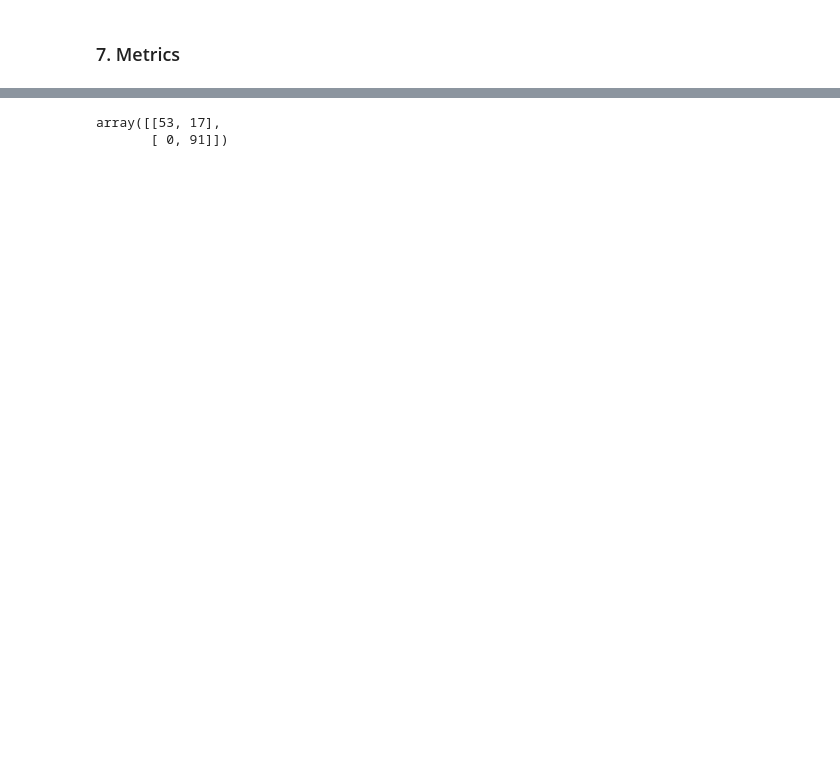
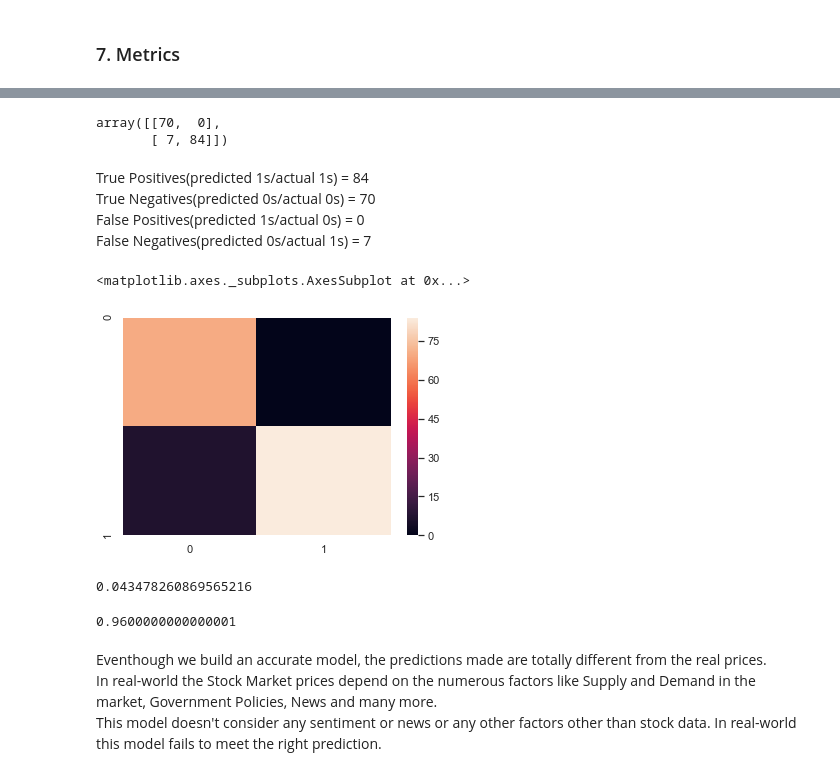
Before and after one commit to Krishna2709/StockMarketPrediction_WDSI, a Jupyter notebook: StockMarketPrediction_Task.ipynb, the cells around one changed output, grey strips where cells are left out. Saved outputs shown, nothing was run; the diff lists cells and outputs as text; code cells hidden in the pictures; blank space fills up the shorter version.

```diff
--- a/StockMarketPrediction_Task.ipynb
+++ b/StockMarketPrediction_Task.ipynb
@@ -296,2 +573,13 @@ The spikes in validation loss can be of many reasons...one of them might the irr
+# %%
+# Get test and train set predictions.
+# Predicting the train and test data by using the above model.
+train_prediction = classifier.predict(xtrain)
+test_prediction = classifier.predict(xtest)
+# Comparing the prediction accuracy of Train and Test helps to identify whether,
+# the model is either underfitting or overfitting.
+# Underfitting: Error due to bias i.e model doesn't do well on training set,
+# i.e the model did not extract the important features from train data.
+# Overfitting: Error due to variance i.e the model does well in training set but, not on test data,
+# i.e the model not only selected the important patterns, it selecte the non-prominent patterns too.
 # %% [markdown]
 ### 7. Metrics
@@ -298,20 +598,20 @@ The spikes in validation loss can be of many reasons...one of them might the irr
 # %%
-# Since we need a binary value either 0 or 1 we will convert the obtained continuous values from prediction
-# 1 if predicted value >= 0.5
-# 0 if predicted value < 0.5
-test = np.where(testPredict>0.5, 1, 0)
+# Since we need a binary value either 0 or 1 we will convert the obtained continuous values from prediction.
+# 1 if predicted value >= 0.5,
+# 0 if predicted value < 0.5.
+# np.where(condition,a,b). a and b are the values defined based on the condition.
+# Here when the condition is true the value is 1, else it is 0.
+test = np.where(test_prediction>0.5, 1, 0)
 
-# Get the confusion matrix for binary classification
+# Get the confusion matrix for binary classification.
 
-# Reshaping the predicted values
+# Reshaping the predicted values.
 test = test.reshape(161,)
-# Converting the datatype of target values to integer value
-test_y.astype(int)
 
-cf_matrix = confusion_matrix(test_y.astype(int),test)
-
-
+# Confusion Matrix.
+# Converting the datatype of testtarget values to integer value.
+cf_matrix = metrics.confusion_matrix(ytest.astype(int),test)
 cf_matrix
 # %% [output]
-array([[53, 17],
-       [ 0, 91]])
+array([[70,  0],
+       [ 7, 84]])
@@ -320,0 +618,36 @@ sns.heatmap(cf_matrix,
+# %% [markdown]
+True Positives(predicted 1s/actual 1s) = 84 <br>
+True Negatives(predicted 0s/actual 0s) = 70 <br>
+False Positives(predicted 1s/actual 0s) = 0 <br>
+False Negatives(predicted 0s/actual 1s) = 7 <br>
+# %%
+# Plotting a heatmap to understand how the predicted and actual values are distributed.
+sns.set()
+sns.heatmap(cf_matrix)
+# %% [output]
+<matplotlib.axes._subplots.AxesSubplot at 0x...>
+[figure, added]
+# %%
+# Mean Squared Error gives the average of the squares of the errors.
+# We are squaring the errors to avoid cancelling effect i.e sometimes postivive errors and
+# negative errors get cancelled.
+# A lower mean squared error represents that model has a higher accuracy.
+metrics.mean_squared_error(ytest.astype('int'),test)
+# %% [output]
+0.043478260869565216
+# %%
+# F1 Score is an important metric in classification problems.
+# F1 Score is the harmonic mean of Precision and Recall.
+# F1 Score = 2*((Precision*Recall)/(Precision+Recall)).
+# Precision: (True Positive/(True Positive+False Positive)),
+# i.e Precision gives the proportion of predictede actual positives among predicted positives.
+# Recall: (True Positive/(True Positive + False Negative)),
+# i.e Recall gives the proportion of predicted actual positives among total actual positives.
+# A higher F1 Score value indicates that the model is accurate.
+metrics.f1_score(ytest.astype('int'), test)
+# %% [output]
+0.9600000000000001
+# %% [markdown]
+Eventhough we build an accurate model, the predictions made are totally different from the real prices. <br>
+In real-world the Stock Market prices depend on the numerous factors like Supply and Demand in the market, Government Policies, News and many more. <br>
+This model doesn't consider any sentiment or news or any other factors other than stock data. In real-world this model fails to meet the right prediction.
```
Also changed, not shown: parts of 70 cells of this notebook.
